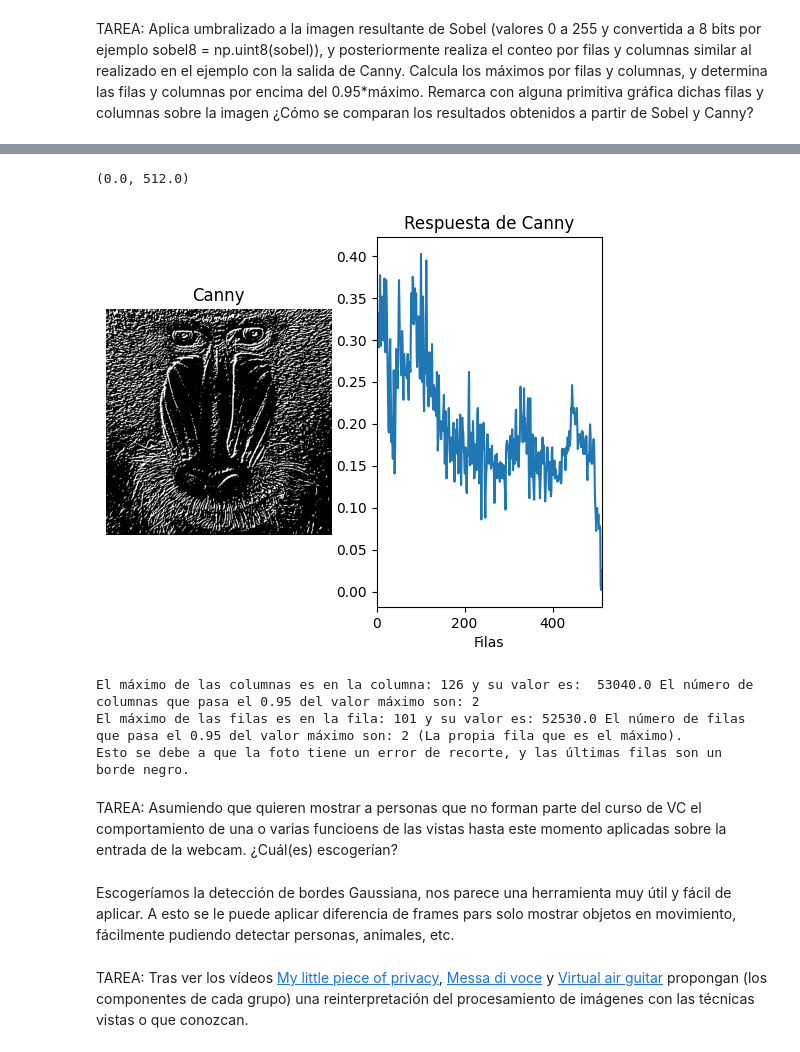
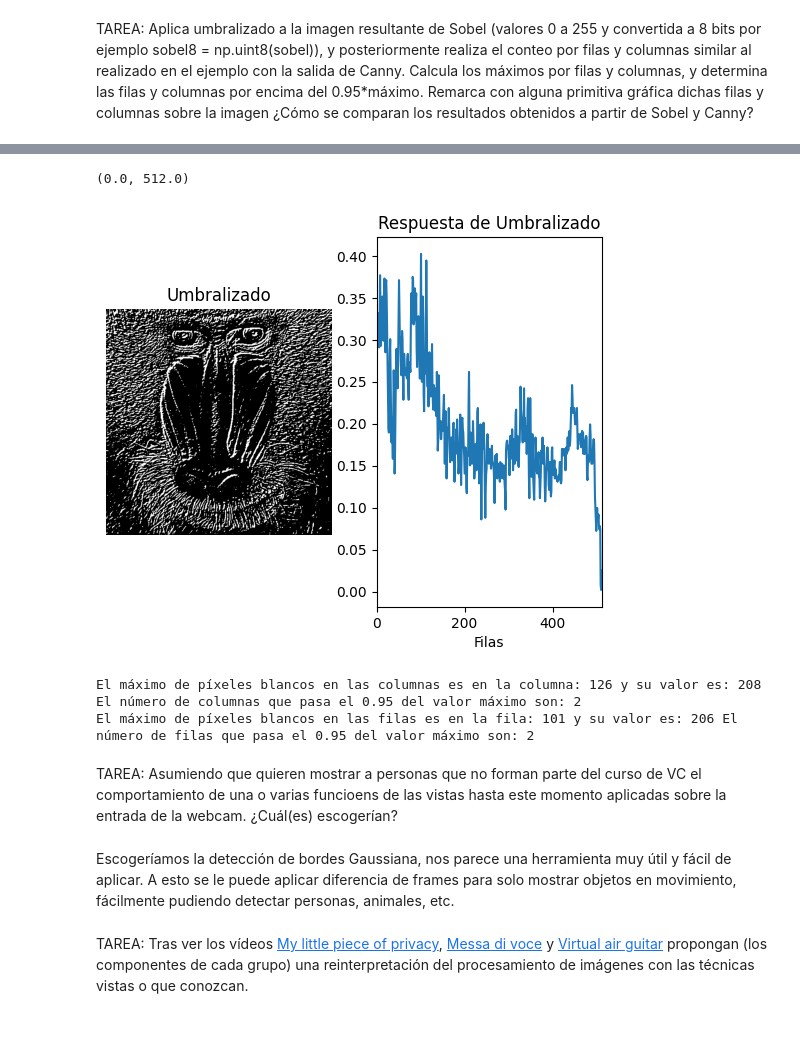
Before and after one commit to xskere/practicasVC, a Jupyter notebook: P2/VC_P2.ipynb, the cells around one changed output, grey strips where cells are left out. Saved outputs shown, nothing was run; the diff lists cells and outputs as text; code cells hidden in the pictures.

```diff
--- a/P2/VC_P2.ipynb
+++ b/P2/VC_P2.ipynb
@@ -197,27 +198,27 @@ plt.xlim([0, imagenUmbralizada.shape[0]])
 # %%
 row_counts = cv2.reduce(imagenUmbralizada, 1, cv2.REDUCE_SUM, dtype=cv2.CV_64F)
 
 #Normaliza en base al número de filas y al valor máximo del píxel (255)
 #El resultado será el número de píxeles blancos por columna
 rows = row_counts / (255 * imagenUmbralizada.shape[0])
 
 #Muestra dicha cuenta gráficamente
 plt.figure()
 plt.subplot(1, 2, 1)
 plt.axis("off")
-plt.title("Canny")
+plt.title("Umbralizado")
 plt.imshow(imagenUmbralizada, cmap='gray')
 
 plt.subplot(1, 2, 2)
-plt.title("Respuesta de Canny")
+plt.title("Respuesta de Umbralizado")
 plt.xlabel("Filas")
 plt.ylabel("% píxeles")
 plt.plot(rows)
 #Rango en x definido por las columnas
 plt.xlim([0, imagenUmbralizada.shape[0]])
 # %% [output]
 (0.0, 512.0)
-[figure, old version]
+[figure, new version]
 # %%
 colMax = 0
 colMaxNum = 0
@@ -243,17 +244,16 @@ for i in range(0,len(row_counts)):
     if (row_counts[i] >= rowMax*0.95):
         rows95Num+=1
 
-print("El máximo de las columnas es en la columna:",colMaxNum,"y su valor es: ",colMax,"El número de columnas que pasa el 0.95 del valor máximo son:",cols95Num)
-print("El máximo de las filas es en la fila:",rowMaxNum,"y su valor es:",rowMax[0],"El número de filas que pasa el 0.95 del valor máximo son:",rows95Num,"(La propia fila que es el máximo). \nEsto se debe a que la foto tiene un error de recorte, y las últimas filas son un borde negro.")
+print("El máximo de píxeles blancos en las columnas es en la columna:",colMaxNum,"y su valor es:",int(colMax/255),"El número de columnas que pasa el 0.95 del valor máximo son:",cols95Num)
+print("El máximo de píxeles blancos en las filas es en la fila:",rowMaxNum,"y su valor es:",int(rowMax[0]/255),"El número de filas que pasa el 0.95 del valor máximo son:",rows95Num,)
 # %% [output]
-El máximo de las columnas es en la columna: 126 y su valor es:  53040.0 El número de columnas que pasa el 0.95 del valor máximo son: 2
-El máximo de las filas es en la fila: 101 y su valor es: 52530.0 El número de filas que pasa el 0.95 del valor máximo son: 2 (La propia fila que es el máximo).
-Esto se debe a que la foto tiene un error de recorte, y las últimas filas son un borde negro.
+El máximo de píxeles blancos en las columnas es en la columna: 126 y su valor es: 208 El número de columnas que pasa el 0.95 del valor máximo son: 2
+El máximo de píxeles blancos en las filas es en la fila: 101 y su valor es: 206 El número de filas que pasa el 0.95 del valor máximo son: 2
 # %% [markdown]
 
 TAREA: Asumiendo que quieren mostrar a personas que no forman parte del curso de VC el comportamiento de una o varias funcioens de las vistas hasta este momento aplicadas sobre la entrada de la webcam. ¿Cuál(es) escogerían?
 # %% [markdown]
-Escogeríamos la detección de bordes Gaussiana, nos parece una herramienta muy útil y fácil de aplicar. A esto se le puede aplicar diferencia de frames pars solo mostrar objetos en movimiento, fácilmente pudiendo detectar personas, animales, etc.
+Escogeríamos la detección de bordes Gaussiana, nos parece una herramienta muy útil y fácil de aplicar. A esto se le puede aplicar diferencia de frames para solo mostrar objetos en movimiento, fácilmente pudiendo detectar personas, animales, etc.
 # %%
 vid = cv2.VideoCapture(0)
 
```
Also changed, not shown: parts of 6 cells of this notebook, 1 other file.
